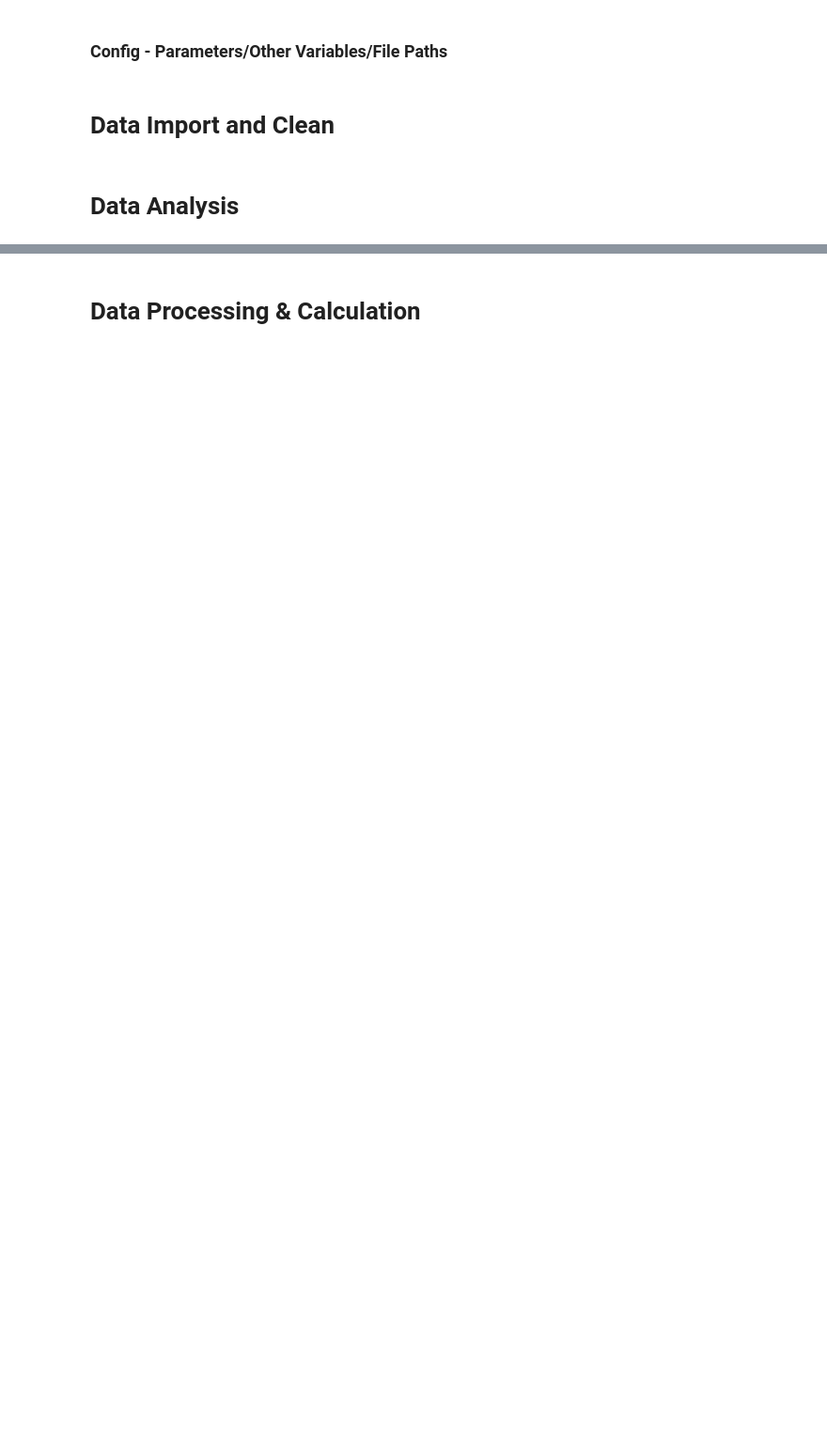
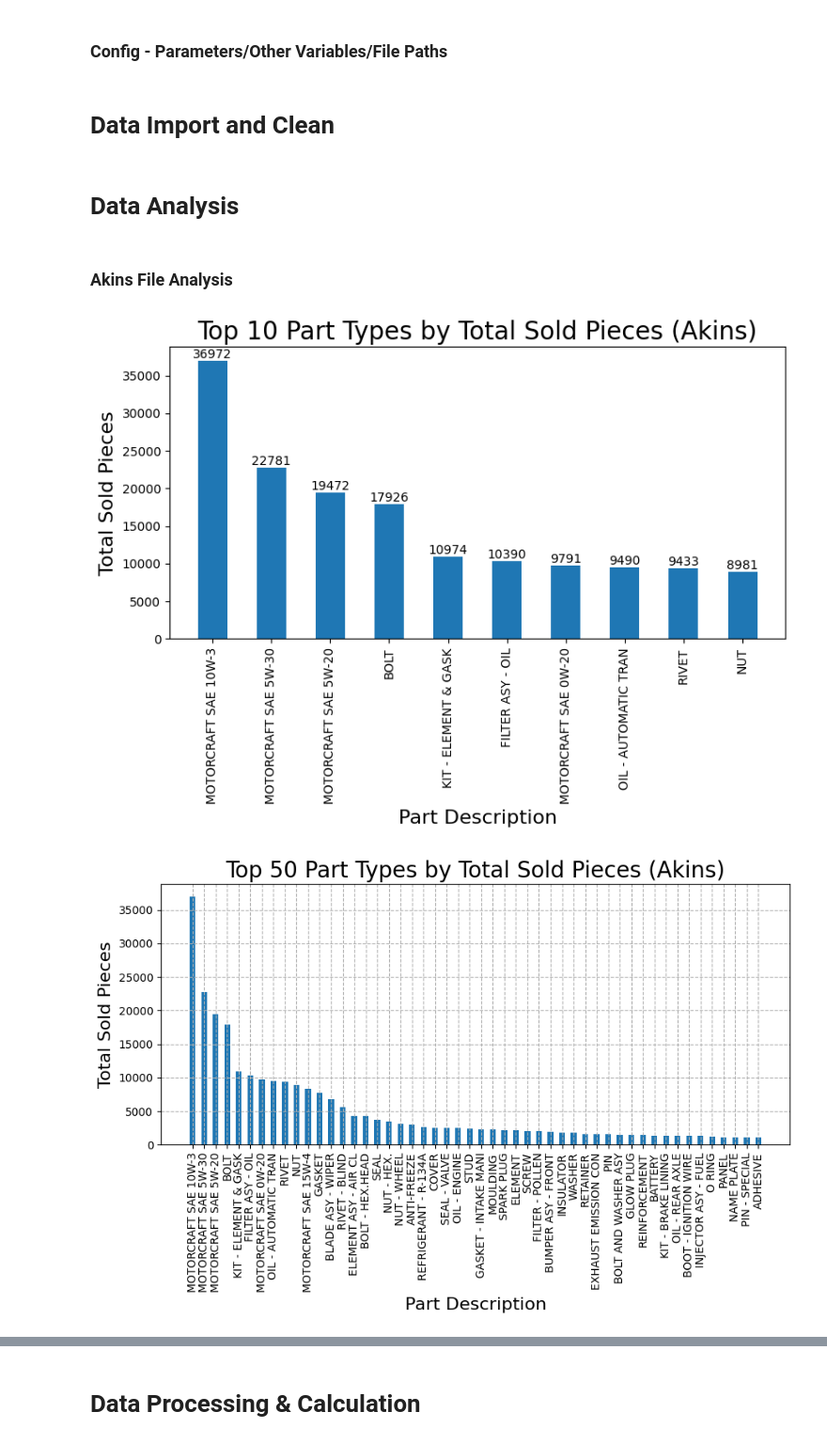
Before and after one commit to ssain2021/StorageRackOptimizationNew, a Jupyter notebook: Codes/Storage_Optimization.ipynb, the cells around one changed output, grey strips where cells are left out. Shown at 94% size. Cells and saved outputs as stored; diff of their text form; code cells hidden in the pictures; blank space fills up the shorter version.

Commit message:
Full Data Analysis of All  3 Files excluding GParts

```diff
--- a/Codes/Storage_Optimization.ipynb
+++ b/Codes/Storage_Optimization.ipynb
@@ -62,3 +66,58 @@ if print_df_after_import: utils.print_df(df_Service_Ford, 100) # Print the Dataf
 #### Read FILE:: (Counter Pad) into Dataframe
 # %% [markdown]
 # Data Analysis
+# %% [markdown]
+### Akins File Analysis
+# %%
+## Sort 'Sold Pcs' Column Descending
+df_Akins = df_Akins.sort_values('Sold Pcs ', ascending=False)
+if print_df_data_analyse: utils.print_df(df_Akins, 100) # Print the Dataframe
+# %%
+## Sum up the 'Sold Pcs' for each unique 'Part Desc.'
+part_type_sold_sum = df_Akins.groupby('Description')['Sold Pcs '].sum().reset_index()
+part_type_sold_sum.columns = ['Part Desc.', 'Total Sold Pcs.']
+
+# Sort the part_type_sold_sum by Total Sold Pcs. in descending order
+part_type_sold_sum = part_type_sold_sum.sort_values('Total Sold Pcs.', ascending=False)
+
+if print_df_data_analyse: utils.print_df(part_type_sold_sum, 5)
+# %%
+## Visualize above part_type_sold_sum using Bar, One Fig of Top 10 Most Sold Part Types and One for Top 50
+top_10 = part_type_sold_sum.head(10)
+top_50 = part_type_sold_sum.head(50)
+
+# Create the bar chart for Top 10
+plt.figure(figsize=(8, 6))  # Set the figure size
+plt.bar(top_10['Part Desc.'], top_10['Total Sold Pcs.'], width=0.5)
+
+# Customize the chart
+plt.title('Top 10 Part Types by Total Sold Pieces (Akins)', fontsize=20)
+plt.xlabel('Part Description', fontsize=16)
+plt.ylabel('Total Sold Pieces', fontsize=16)
+plt.xticks(rotation=90)
+
+# Add value labels on top of each bar
+for i, v in enumerate(top_10['Total Sold Pcs.']):
+    plt.text(i, v, str(v), ha='center', va='bottom')
+
+plt.tight_layout()
+plt.show()
+
+
+# Create the bar chart for Top 50
+plt.figure(figsize=(9, 6))  # Set the figure size
+plt.bar(top_50['Part Desc.'], top_50['Total Sold Pcs.'], width=0.5)
+
+# Customize the chart
+plt.title('Top 50 Part Types by Total Sold Pieces (Akins)', fontsize=20)
+plt.xlabel('Part Description', fontsize=16)
+plt.ylabel('Total Sold Pieces', fontsize=16)
+plt.xticks(rotation=90)
+plt.grid(axis='x', linestyle='--', alpha=1)
+plt.grid(axis='y', linestyle='--', alpha=1)
+
+plt.tight_layout()
+plt.show()
+# %% [output]
+[figure, added]
+[figure, added]
```
Also changed, not shown: parts of 27 cells of this notebook, 10 other files.
